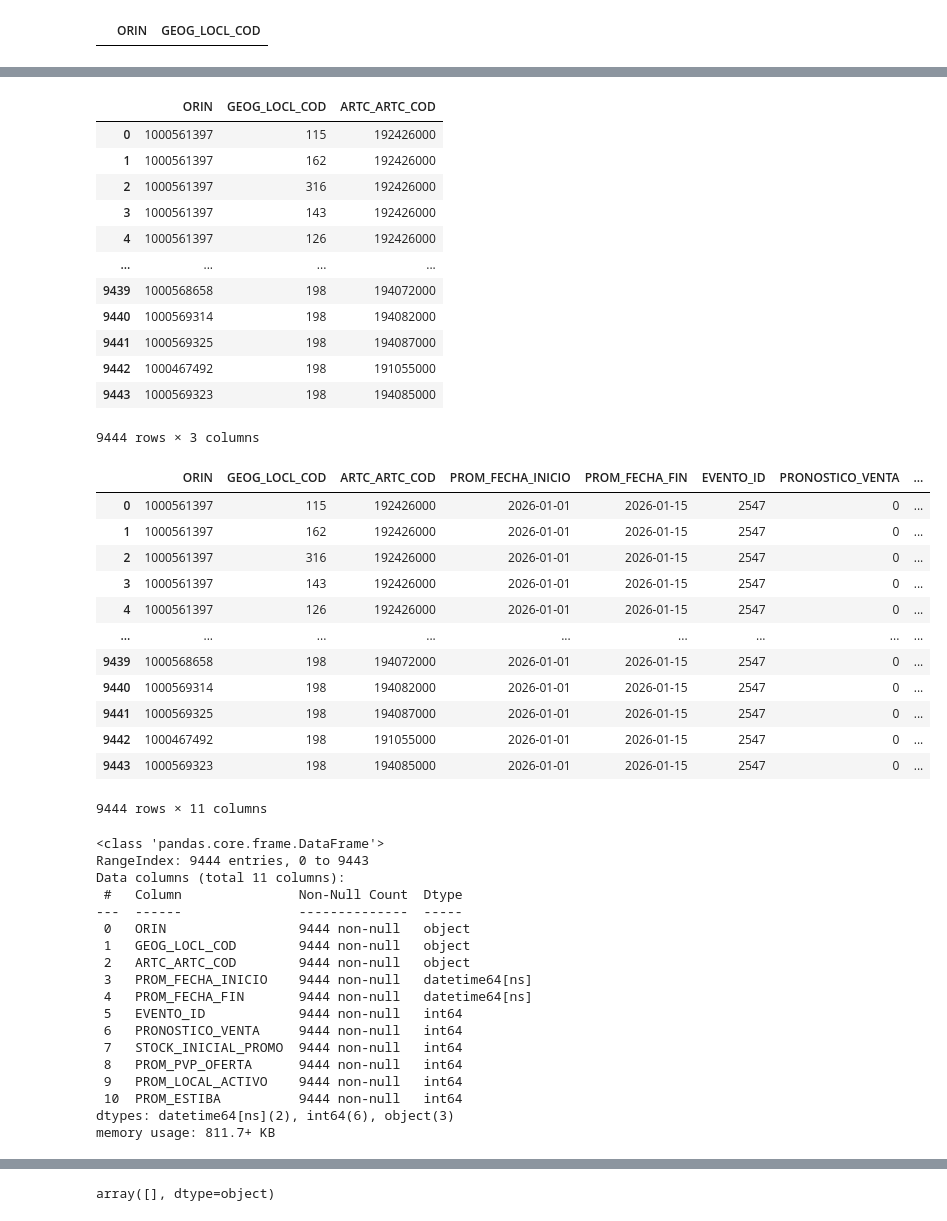
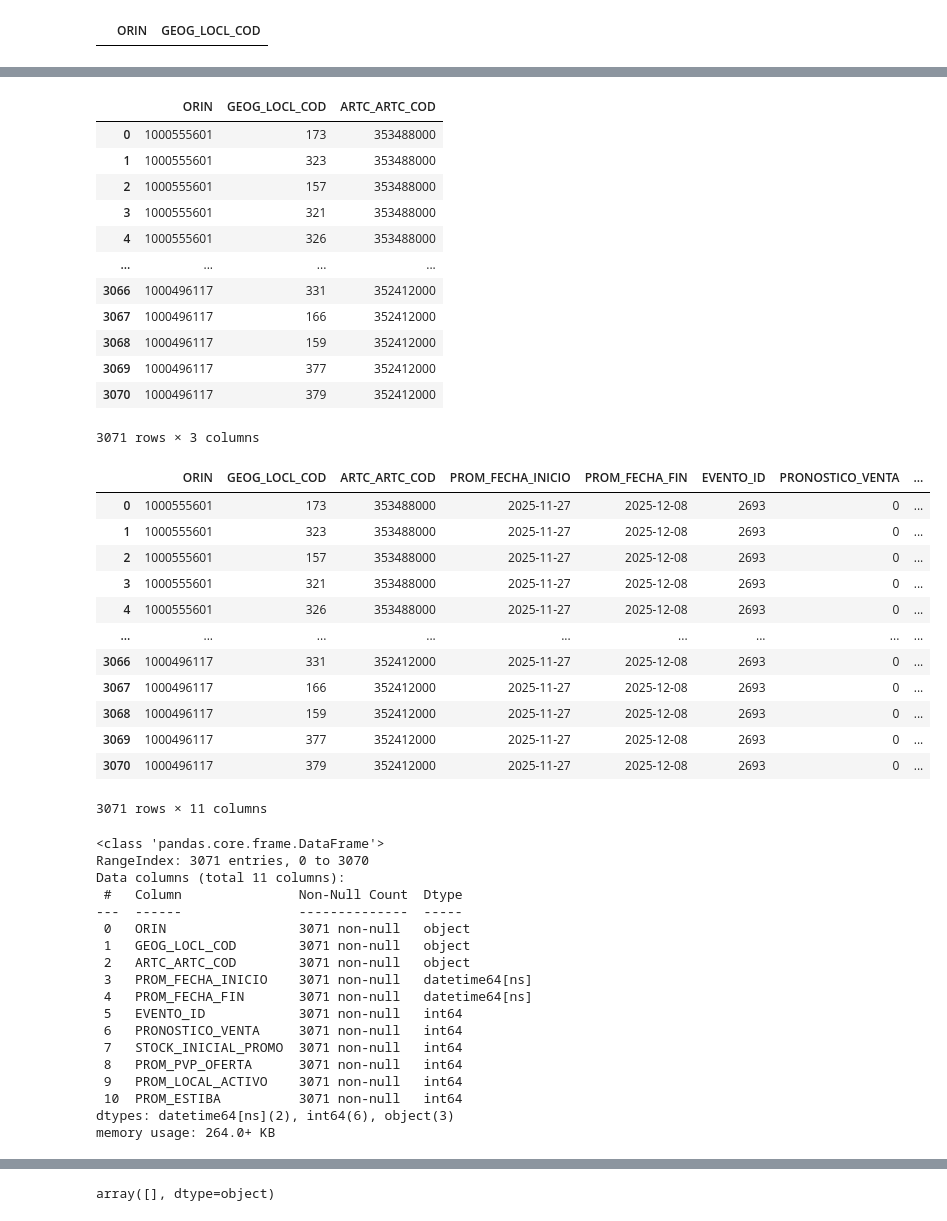
Before and after one commit to TataMarcos/Proyectos_Streamlit, a Jupyter notebook: Evento_adhoc/evento.ipynb, the cells around one changed output, grey strips where cells are left out. Drawn from its saved outputs; the diff is of its cells as text; code cells hidden in the pictures.

```diff
--- a/Evento_adhoc/evento.ipynb
+++ b/Evento_adhoc/evento.ipynb
@@ -39,7 +39,7 @@ if datetime.strptime(fechas[0].strip("'"), "%Y-%m-%d") < datetime.strptime(fecha
 # %% [output]
 '2025-11-13' '2025-11-14'
 # %%
-evento = pd.read_excel('explotar jugueteria impo.xlsx')
+evento = pd.read_excel('FECHAS FT PROMO.xlsx')
 evento.columns = evento.columns.str.upper()
 evento.columns = evento.columns.str.strip()
 evento
@@ -232,62 +232,62 @@ evento = evento.merge(art)
 evento
 # %% [output]
 |  | ORIN | GEOG_LOCL_COD | ARTC_ARTC_COD |
-| 0 | 1000561397 | 115 | 192426000 |
-| 1 | 1000561397 | 162 | 192426000 |
-| 2 | 1000561397 | 316 | 192426000 |
-| 3 | 1000561397 | 143 | 192426000 |
-| 4 | 1000561397 | 126 | 192426000 |
+| 0 | 1000555601 | 173 | 353488000 |
+| 1 | 1000555601 | 323 | 353488000 |
+| 2 | 1000555601 | 157 | 353488000 |
+| 3 | 1000555601 | 321 | 353488000 |
+| 4 | 1000555601 | 326 | 353488000 |
 | ... | ... | ... | ... |
-| 9439 | 1000568658 | 198 | 194072000 |
-| 9440 | 1000569314 | 198 | 194082000 |
-| 9441 | 1000569325 | 198 | 194087000 |
-| 9442 | 1000467492 | 198 | 191055000 |
-| 9443 | 1000569323 | 198 | 194085000 |
+| 3066 | 1000496117 | 331 | 352412000 |
+| 3067 | 1000496117 | 166 | 352412000 |
+| 3068 | 1000496117 | 159 | 352412000 |
+| 3069 | 1000496117 | 377 | 352412000 |
+| 3070 | 1000496117 | 379 | 352412000 |
-9444 rows × 3 columns
+3071 rows × 3 columns
 # %%
-evento['PROM_FECHA_INICIO'] = '2026-01-01'
+evento['PROM_FECHA_INICIO'] = '2025-11-27'
 evento['PROM_FECHA_INICIO'] = pd.to_datetime(evento['PROM_FECHA_INICIO'])
-evento['PROM_FECHA_FIN'] = '2026-01-15'
+evento['PROM_FECHA_FIN'] = '2025-12-08'
 evento['PROM_FECHA_FIN'] = pd.to_datetime(evento['PROM_FECHA_FIN'])
-evento['EVENTO_ID'] = 2547
+evento['EVENTO_ID'] = 2693
 evento['PRONOSTICO_VENTA'] = 0
 evento['STOCK_INICIAL_PROMO'] = 0
 evento['PROM_PVP_OFERTA'] = 0
 evento['PROM_LOCAL_ACTIVO'] = 0
 evento['PROM_ESTIBA'] = 0
 evento
 # %% [output]
 |  | ORIN | GEOG_LOCL_COD | ARTC_ARTC_COD | PROM_FECHA_INICIO | PROM_FECHA_FIN | EVENTO_ID | PRONOSTICO_VENTA | ... |
-| 0 | 1000561397 | 115 | 192426000 | 2026-01-01 | 2026-01-15 | 2547 | 0 | ... |
-| 1 | 1000561397 | 162 | 192426000 | 2026-01-01 | 2026-01-15 | 2547 | 0 | ... |
-| 2 | 1000561397 | 316 | 192426000 | 2026-01-01 | 2026-01-15 | 2547 | 0 | ... |
-| 3 | 1000561397 | 143 | 192426000 | 2026-01-01 | 2026-01-15 | 2547 | 0 | ... |
-| 4 | 1000561397 | 126 | 192426000 | 2026-01-01 | 2026-01-15 | 2547 | 0 | ... |
+| 0 | 1000555601 | 173 | 353488000 | 2025-11-27 | 2025-12-08 | 2693 | 0 | ... |
+| 1 | 1000555601 | 323 | 353488000 | 2025-11-27 | 2025-12-08 | 2693 | 0 | ... |
+| 2 | 1000555601 | 157 | 353488000 | 2025-11-27 | 2025-12-08 | 2693 | 0 | ... |
+| 3 | 1000555601 | 321 | 353488000 | 2025-11-27 | 2025-12-08 | 2693 | 0 | ... |
+| 4 | 1000555601 | 326 | 353488000 | 2025-11-27 | 2025-12-08 | 2693 | 0 | ... |
 | ... | ... | ... | ... | ... | ... | ... | ... | ... |
-| 9439 | 1000568658 | 198 | 194072000 | 2026-01-01 | 2026-01-15 | 2547 | 0 | ... |
-| 9440 | 1000569314 | 198 | 194082000 | 2026-01-01 | 2026-01-15 | 2547 | 0 | ... |
-| 9441 | 1000569325 | 198 | 194087000 | 2026-01-01 | 2026-01-15 | 2547 | 0 | ... |
-| 9442 | 1000467492 | 198 | 191055000 | 2026-01-01 | 2026-01-15 | 2547 | 0 | ... |
-| 9443 | 1000569323 | 198 | 194085000 | 2026-01-01 | 2026-01-15 | 2547 | 0 | ... |
+| 3066 | 1000496117 | 331 | 352412000 | 2025-11-27 | 2025-12-08 | 2693 | 0 | ... |
+| 3067 | 1000496117 | 166 | 352412000 | 2025-11-27 | 2025-12-08 | 2693 | 0 | ... |
+| 3068 | 1000496117 | 159 | 352412000 | 2025-11-27 | 2025-12-08 | 2693 | 0 | ... |
+| 3069 | 1000496117 | 377 | 352412000 | 2025-11-27 | 2025-12-08 | 2693 | 0 | ... |
+| 3070 | 1000496117 | 379 | 352412000 | 2025-11-27 | 2025-12-08 | 2693 | 0 | ... |
-9444 rows × 11 columns
+3071 rows × 11 columns
 # %%
 evento.info()
 # %% [output]
 <class 'pandas.core.frame.DataFrame'>
-RangeIndex: 9444 entries, 0 to 9443
+RangeIndex: 3071 entries, 0 to 3070
 Data columns (total 11 columns):
  #   Column               Non-Null Count  Dtype
 ---  ------               --------------  -----
- 0   ORIN                 9444 non-null   object
- 1   GEOG_LOCL_COD        9444 non-null   object
- 2   ARTC_ARTC_COD        9444 non-null   object
- 3   PROM_FECHA_INICIO    9444 non-null   datetime64[ns]
- 4   PROM_FECHA_FIN       9444 non-null   datetime64[ns]
- 5   EVENTO_ID            9444 non-null   int64
- 6   PRONOSTICO_VENTA     9444 non-null   int64
- 7   STOCK_INICIAL_PROMO  9444 non-null   int64
- 8   PROM_PVP_OFERTA      9444 non-null   int64
- 9   PROM_LOCAL_ACTIVO    9444 non-null   int64
- 10  PROM_ESTIBA          9444 non-null   int64
+ 0   ORIN                 3071 non-null   object
+ 1   GEOG_LOCL_COD        3071 non-null   object
+ 2   ARTC_ARTC_COD        3071 non-null   object
+ 3   PROM_FECHA_INICIO    3071 non-null   datetime64[ns]
+ 4   PROM_FECHA_FIN       3071 non-null   datetime64[ns]
+ 5   EVENTO_ID            3071 non-null   int64
+ 6   PRONOSTICO_VENTA     3071 non-null   int64
+ 7   STOCK_INICIAL_PROMO  3071 non-null   int64
+ 8   PROM_PVP_OFERTA      3071 non-null   int64
+ 9   PROM_LOCAL_ACTIVO    3071 non-null   int64
+ 10  PROM_ESTIBA          3071 non-null   int64
 dtypes: datetime64[ns](2), int64(6), object(3)
-memory usage: 811.7+ KB
+memory usage: 264.0+ KB
```
Also changed, not shown: parts of 17 cells of this notebook, 5 other files.
